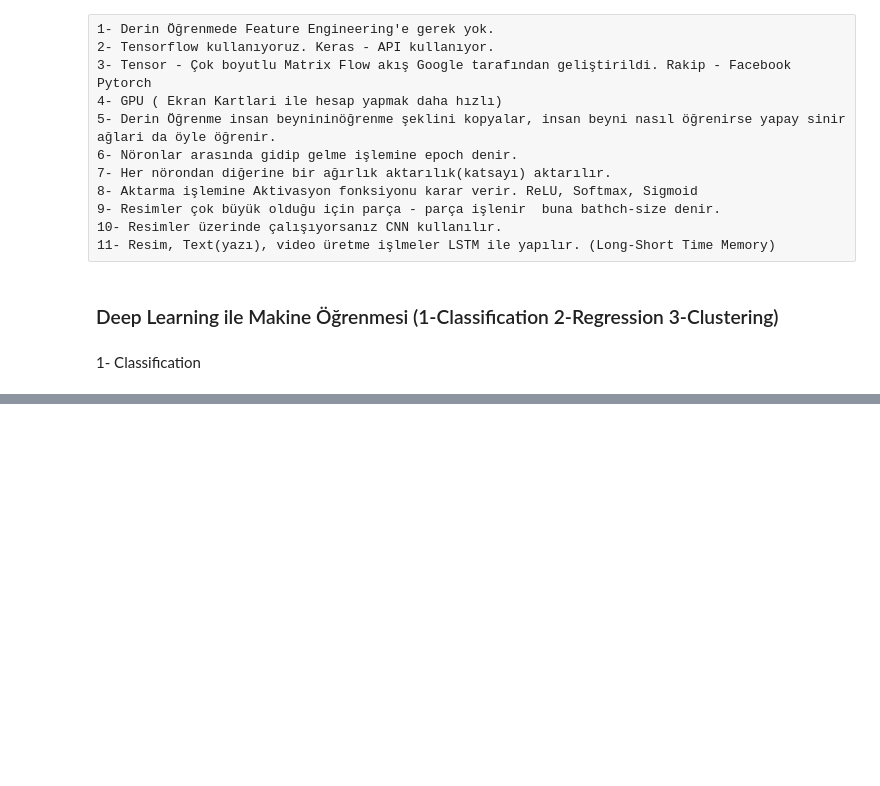
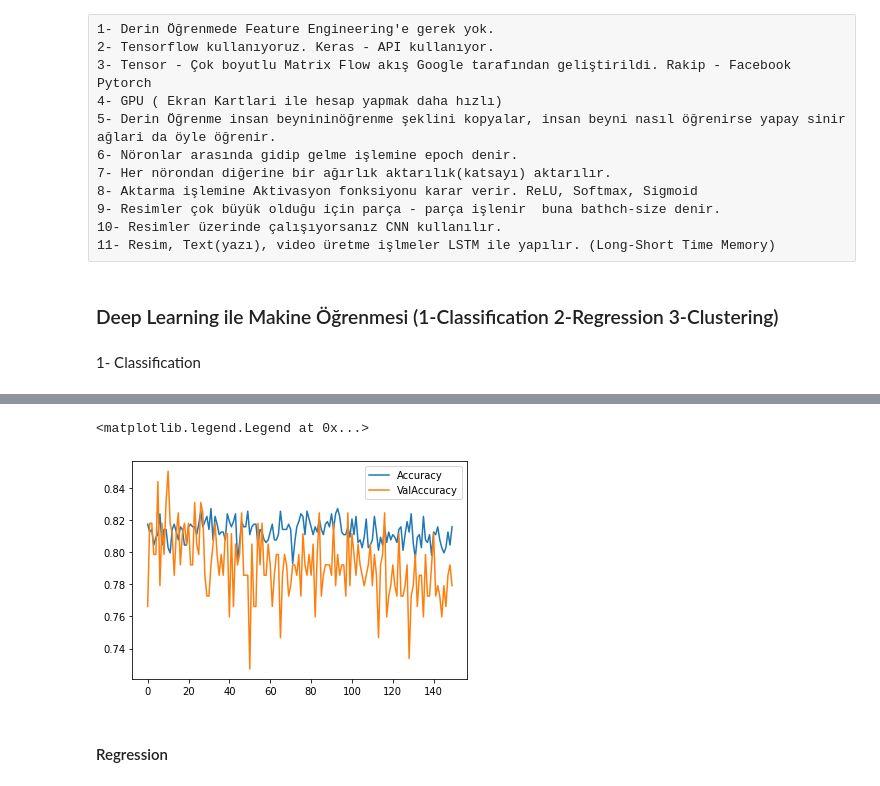
Before and after one commit to betulunver/AIBootcamp, a Jupyter notebook: Day8/DeepLearning.ipynb, the cells around one changed output, grey strips where cells are left out. Saved outputs shown, nothing was run; the diff lists cells and outputs as text; code cells hidden in the pictures; blank space fills up the shorter version.

```diff
--- a/Day8/DeepLearning.ipynb
+++ b/Day8/DeepLearning.ipynb
@@ -64,0 +70,15 @@ Successfully installed absl-py-1.3.0 astunparse-1.6.3 cachetools-5.2.0 flatbuffe
+# %%
+model=Sequential()
+# %%
+model.add(Dense(8,activation="relu")) # Dense layer tüm layerlarda bulun demek, ilkine 8 koyuyoruz çünkü 8 sütun var. activation koduna relu diyoruz. birinin çıktısı diğerinin girdiği oluyor
+model.add(Dense(12,activation="relu"))
+model.add(Dense(4,activation="relu"))
+model.add(Dense(1,activation="sigmoid"))#classificaion olduğu için sonuç evet veya hayır olacak o yüzden 1 koyuyoruz.
+#nöron sayısını arttırmak başarıyı arttıtrıyor
+#birden fazla layer varsa reLU kullanıyoruz aralarda
+model.compile(loss="binary_crossentropy",optimizer="adam",metrics="accuracy") #optimizer ; eğer öğrenme hızı düşükse hızlandırıyor, hızlıysa ortalamaya getiritor ayarlıyor.
+# %%
+model.fit(x,y,epochs=1500,batch_size=10,verbose=1) #nöronlar araası gidip gelme işlemine epoch diyoruz. kaç def gidip geleceğini belirtiyoruz.
+#batch_size -> derin öğrenmede veriler çok fazla olduğu için bir seferde 10 veriyi alıyoruz
+#verbose -> bazen makineler 1 hafta çalışıyor, acaba tıkandı mı ram hatası mı verdi, çalışışyor mu dondur mu vbilmediğimiz için verbose=1 yazıyoruz bunu sonucu görmek istiyoruz.
+#her seferinde rakamları yazsın diye kaçıncı epoch'da gibi
@@ -64,0 +138,3 @@ Successfully installed absl-py-1.3.0 astunparse-1.6.3 cachetools-5.2.0 flatbuffe
+# %%
+history=model.fit(x,y,epochs=150,validation_split=0.20,batch_size=10,verbose=1) # %20 test için %80 eğitim için kullan diyoruz.
+#derste hoca ---19--- olarak güncelledi.
@@ -64,0 +161,8 @@ Successfully installed absl-py-1.3.0 astunparse-1.6.3 cachetools-5.2.0 flatbuffe
+# %%
+#validation_split ile ayırdığımız veri, val_accuracy test verisi
+plt.plot(history.history["accuracy"],label="Accuracy")
+plt.plot(history.history["val_accuracy"],label="ValAccuracy")
+plt.legend()
+# %% [output]
+<matplotlib.legend.Legend at 0x...>
+[figure, added]
@@ -64,0 +175,2 @@ Successfully installed absl-py-1.3.0 astunparse-1.6.3 cachetools-5.2.0 flatbuffe
+# %% [markdown]
+#### Regression
```
Also changed, not shown: parts of 39 cells of this notebook, 4 other files.
